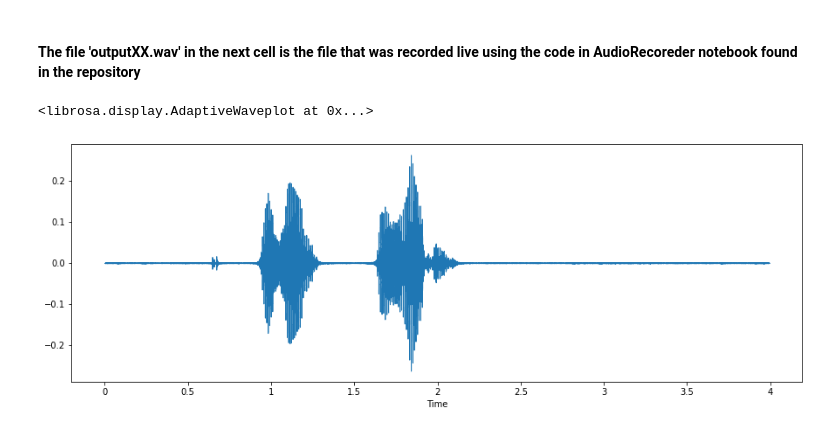
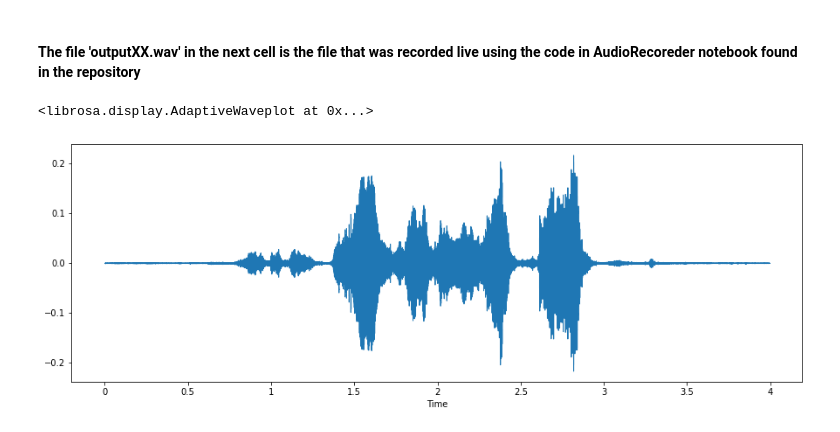
Before and after one commit to Omicron02/Emotion-Detector-Using-Voice-as-an-Input, a Jupyter notebook: Final_gender_emotion_test.ipynb, the cells around one changed output. Drawn from its saved outputs; the diff is of its cells as text; code cells hidden in the pictures.

```diff
--- a/Final_gender_emotion_test.ipynb
+++ b/Final_gender_emotion_test.ipynb
@@ -41,2 +61,0 @@ print(mylist[400][6:-16])
-# %%
-data, sampling_rate = librosa.load('RawData/03-01-01-01-01-01-17.wav')
@@ -54,0 +62,2 @@ librosa.display.waveshow(data, sr=sampling_rate)
+# %%
+data, sampleRate = librosa.load(f"dataset/{dataset[datasetInstance]}")
@@ -143,19 +116,14 @@ labels[:10]
 # %%
 df = pd.DataFrame(columns=['feature'])
 bookmark=0
-for index,y in enumerate(mylist):
-    if mylist[index][6:-16]!='01' and mylist[index][6:-16]!='07' and mylist[index][6:-16]!='08' and mylist[index][:2]!='su' and mylist[index][:1]!='n' and mylist[index][:1]!='d':
-        X, sample_rate = librosa.load('RawData/'+y, res_type='kaiser_fast',duration=2.5,sr=22050*2,offset=0.5)
-        sample_rate = np.array(sample_rate)
-        mfccs = np.mean(librosa.feature.mfcc(y=X,
-                                            sr=sample_rate,
-                                            n_mfcc=13),
-                        axis=0)
+for index, y in enumerate(dataset):
+    if dataset[index][6:8] not in ["01", "07", "08"]:
+        X, sampleRate = librosa.load('dataset/'+y, res_type='kaiser_fast',duration=2.5,sr=22050*2,offset=0.5)
+        sampleRate = np.array(sampleRate)
+        mfccs = np.mean(librosa.feature.mfcc(y=X, sr=sampleRate, n_mfcc=13), axis=0)
         feature = mfccs
-        #[float(i) for i in feature]
-        #feature1=feature[:135]
         df.loc[bookmark] = [feature]
-        bookmark=bookmark+1
+        bookmark+=1
 # %%
 df[:5]
 # %% [output]
@@ -501,18 +459,18 @@ finaldf.to_csv('Predictions.csv', index=False)
 # %% [markdown]
 #### The file 'outputXX.wav' in the next cell is the file that was recorded live using the code in AudioRecoreder notebook found in the repository
 # %%
-data, sampling_rate = librosa.load('output12.wav')
+data, sampleRate = librosa.load('output13.wav')
 # %%
 # % pylab inline
 import os
 import pandas as pd
 import librosa
 import glob
 
 plt.figure(figsize=(15, 5))
-librosa.display.waveshow(data, sr=sampling_rate)
+librosa.display.waveshow(data, sr=sampleRate)
 # %% [output]
 <librosa.display.AdaptiveWaveplot at 0x...>
-[figure, old version]
+[figure, new version]
 # %%
 #livedf= pd.DataFrame(columns=['feature'])
```
Also changed, not shown: parts of 47 cells of this notebook, 4 other files.
